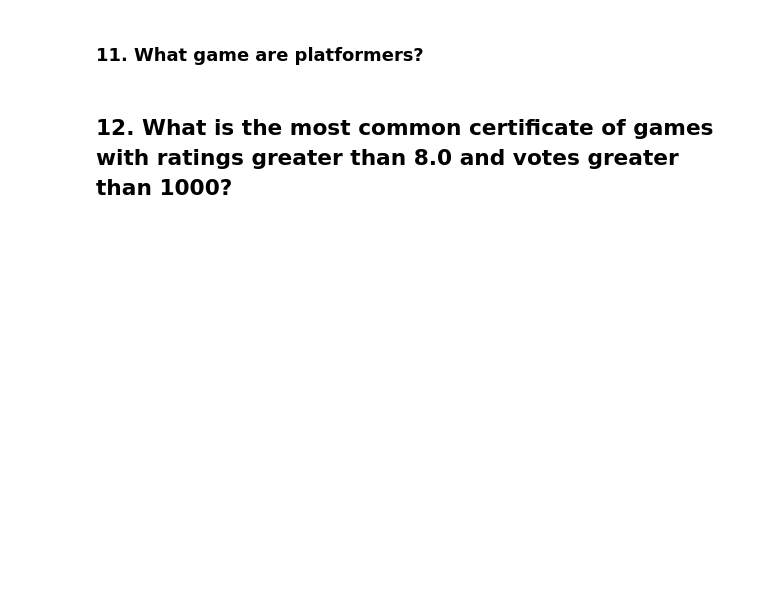
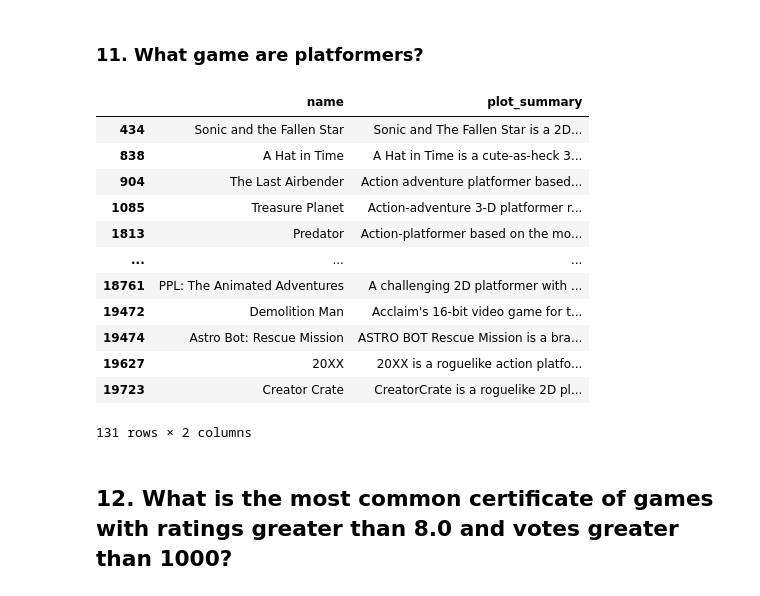
Before and after one commit to PHarris2002/cis277-fa22-Lab3, a Jupyter notebook: Lab3.ipynb, the cells around one changed output. Saved outputs shown, nothing was run; the diff lists cells and outputs as text; code cells hidden in the pictures; blank space fills up the shorter version.

```diff
--- a/Lab3.ipynb
+++ b/Lab3.ipynb
@@ -169,4 +252,23 @@ Name: certificate, dtype: int64
 # %% [markdown]
 ### 11. What game are platformers?
+# %%
+platformer_mask = df["plot_summary"].str.contains('platformer')
+platformers = df[platformer_mask].loc[:, ["name", "plot_summary"]]
+
+platformers
+# %% [output]
+|  | name | plot_summary |
+| 434 | Sonic and the Fallen Star | Sonic and The Fallen Star is a 2D... |
+| 838 | A Hat in Time | A Hat in Time is a cute-as-heck 3... |
+| 904 | The Last Airbender | Action adventure platformer based... |
+| 1085 | Treasure Planet | Action-adventure 3-D platformer r... |
+| 1813 | Predator | Action-platformer based on the mo... |
+| ... | ... | ... |
+| 18761 | PPL: The Animated Adventures | A challenging 2D platformer with ... |
+| 19472 | Demolition Man | Acclaim's 16-bit video game for t... |
+| 19474 | Astro Bot: Rescue Mission | ASTRO BOT Rescue Mission is a bra... |
+| 19627 | 20XX | 20XX is a roguelike action platfo... |
+| 19723 | Creator Crate | CreatorCrate is a roguelike 2D pl... |
+131 rows × 2 columns
 # %% [markdown]
 ## 12. What is the most common certificate of games with ratings greater than 8.0 and votes greater than 1000?
```
Also changed, not shown: parts of 10 cells of this notebook.
